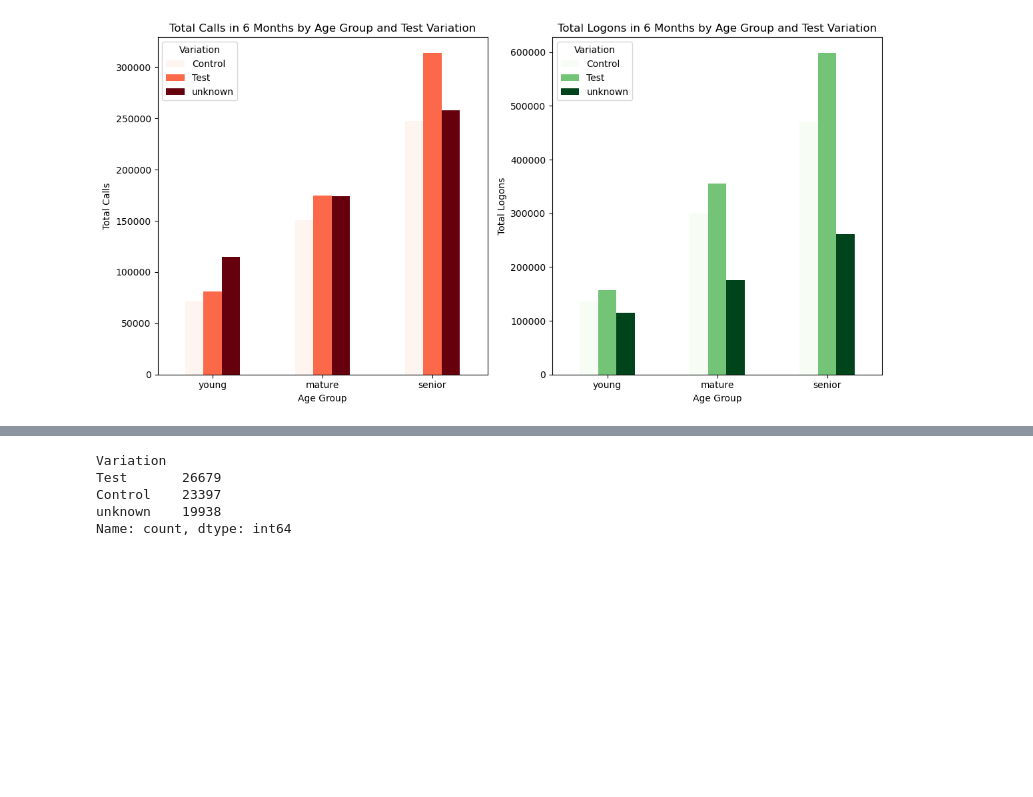
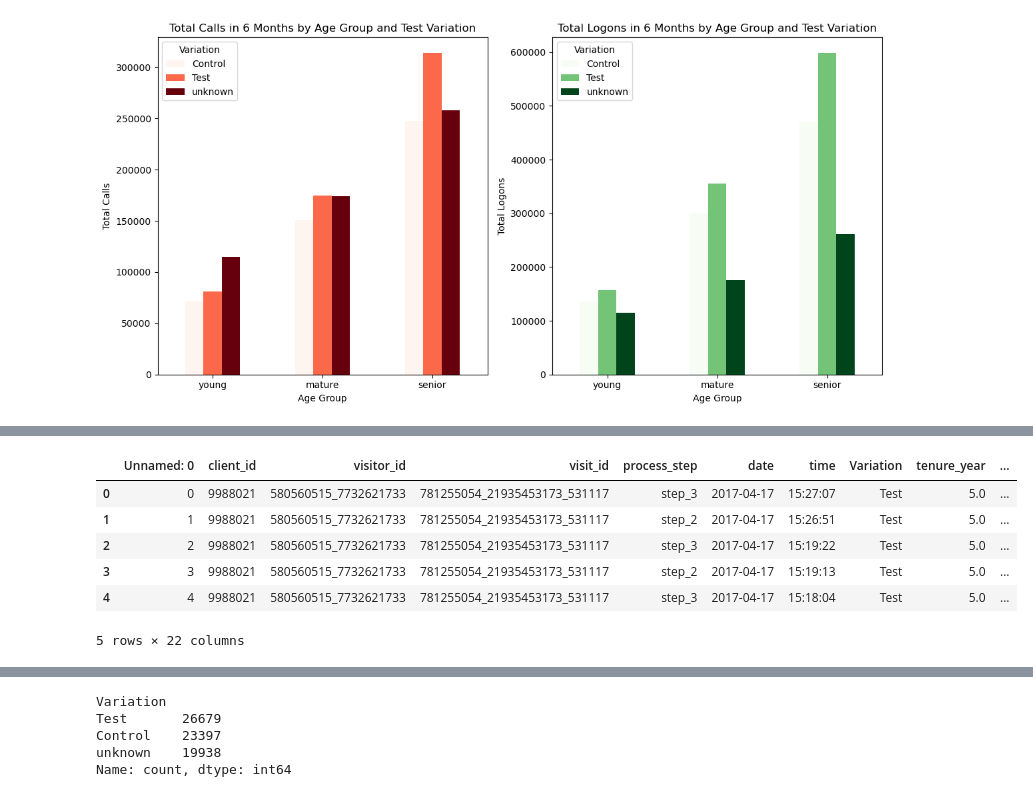
Before and after one commit to SofyMelvill/vanguard-ab-test, a Jupyter notebook: final/all_together.ipynb, the cells around one changed output, grey strips where cells are left out. Saved outputs shown, nothing was run; the diff lists cells and outputs as text; code cells hidden in the pictures; blank space fills up the shorter version.

```diff
--- a/final/all_together.ipynb
+++ b/final/all_together.ipynb
@@ -757,3 +830,13 @@ Summary of Test Results by User Characteristic:
+# %%
+all_data.head()
+# %% [output]
+|  | Unnamed: 0 | client_id | visitor_id | visit_id | process_step | date | time | Variation | tenure_year | ... |
+| 0 | 0 | 9988021 | 580560515_7732621733 | 781255054_21935453173_531117 | step_3 | 2017-04-17 | 15:27:07 | Test | 5.0 | ... |
+| 1 | 1 | 9988021 | 580560515_7732621733 | 781255054_21935453173_531117 | step_2 | 2017-04-17 | 15:26:51 | Test | 5.0 | ... |
+| 2 | 2 | 9988021 | 580560515_7732621733 | 781255054_21935453173_531117 | step_3 | 2017-04-17 | 15:19:22 | Test | 5.0 | ... |
+| 3 | 3 | 9988021 | 580560515_7732621733 | 781255054_21935453173_531117 | step_2 | 2017-04-17 | 15:19:13 | Test | 5.0 | ... |
+| 4 | 4 | 9988021 | 580560515_7732621733 | 781255054_21935453173_531117 | step_3 | 2017-04-17 | 15:18:04 | Test | 5.0 | ... |
+5 rows × 22 columns
 # %%
 start_step = all_data[all_data["process_step"] == "start"]
 start_step
```
Also changed, not shown: parts of 17 cells of this notebook, 13 other files.
